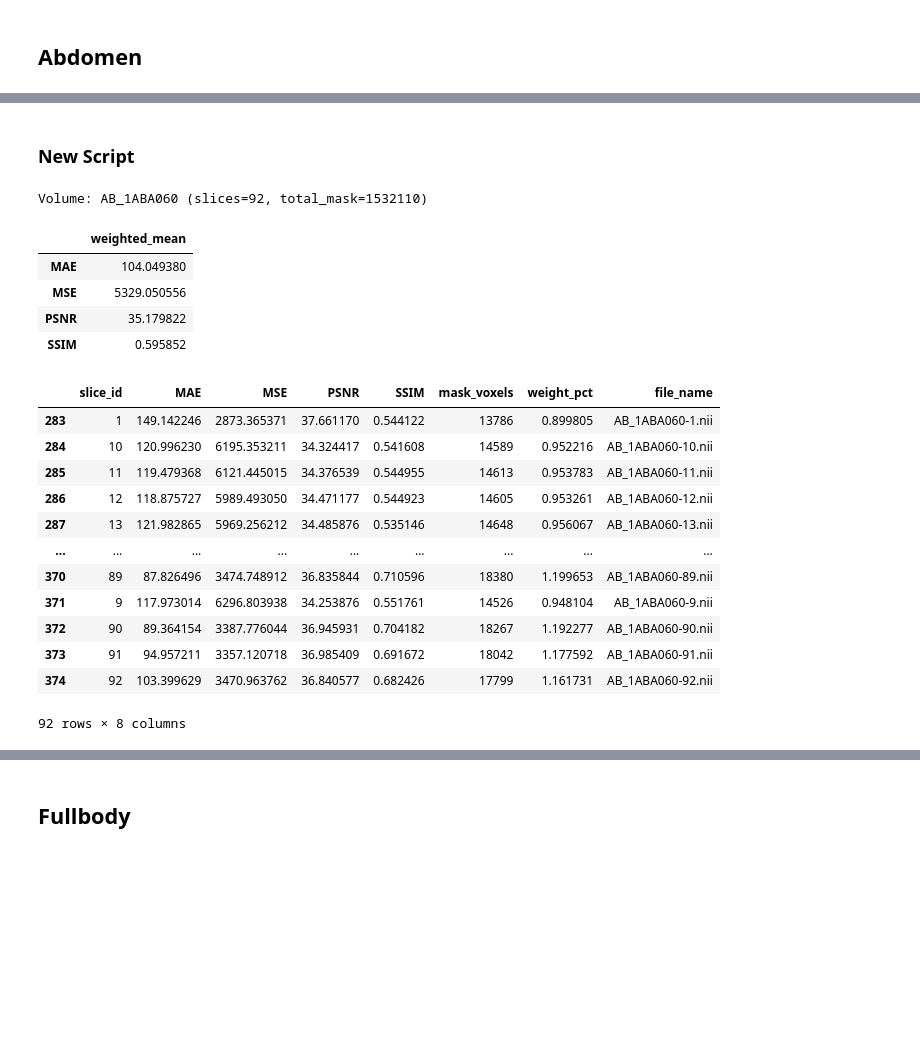
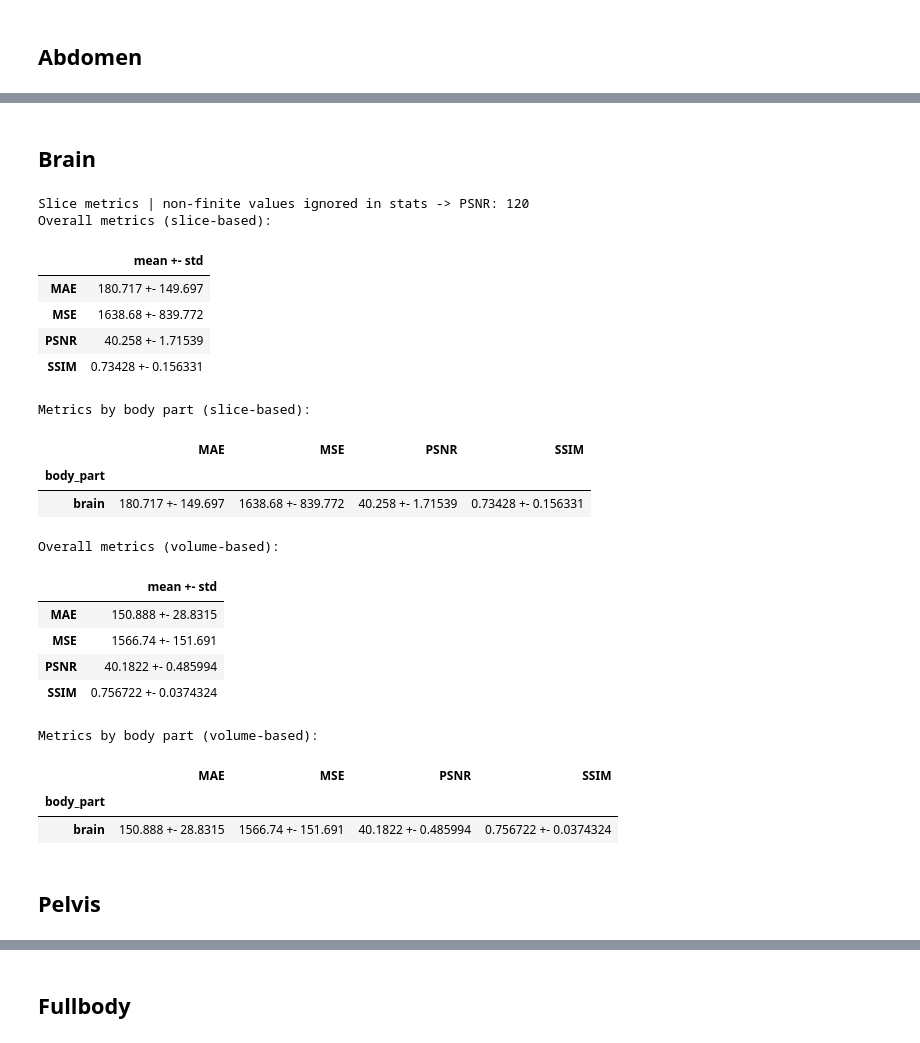
Before and after one commit to NicSchuler/fullbody-sCT, a Jupyter notebook: training/notebooks/read_test_metrics.ipynb, the cells around one changed output, grey strips where cells are left out. Saved outputs shown, nothing was run; the diff lists cells and outputs as text; code cells hidden in the pictures; blank space fills up the shorter version.

```diff
--- a/training/notebooks/read_test_metrics.ipynb
+++ b/training/notebooks/read_test_metrics.ipynb
@@ -259,29 +258,37 @@ Metrics by body part (volume-based):
-# %% [markdown]
-### New Script
+# %% [markdown]
+## Brain
 # %%
-csv_path = Path("/local/scratch/datasets/FullbodySCT/Synthrad_combined_preprocessed/100results_new_script/cut_synthrad_abdomen_final/test_50/test_metrics_over_all.csv")
-df = df = load_metrics_csv(csv_path)
+csv_path = Path("/local/scratch/datasets/FullbodySCT/Synthrad_combined_preprocessed/100results/cut_synthrad_brain_final/test_50/test_metrics_over_all.csv")
+df = load_metrics_csv(csv_path)
 
-
-show_volume_slice_influence(df, volume=3)
+# show_volume_slice_influence(df, volume=3)
-# %% [output]
-Volume: AB_1ABA060 (slices=92, total_mask=1532110)
-|  | weighted_mean |
-| MAE | 104.049380 |
-| MSE | 5329.050556 |
-| PSNR | 35.179822 |
-| SSIM | 0.595852 |
-|  | slice_id | MAE | MSE | PSNR | SSIM | mask_voxels | weight_pct | file_name |
-| 283 | 1 | 149.142246 | 2873.365371 | 37.661170 | 0.544122 | 13786 | 0.899805 | AB_1ABA060-1.nii |
-| 284 | 10 | 120.996230 | 6195.353211 | 34.324417 | 0.541608 | 14589 | 0.952216 | AB_1ABA060-10.nii |
-| 285 | 11 | 119.479368 | 6121.445015 | 34.376539 | 0.544955 | 14613 | 0.953783 | AB_1ABA060-11.nii |
-| 286 | 12 | 118.875727 | 5989.493050 | 34.471177 | 0.544923 | 14605 | 0.953261 | AB_1ABA060-12.nii |
-| 287 | 13 | 121.982865 | 5969.256212 | 34.485876 | 0.535146 | 14648 | 0.956067 | AB_1ABA060-13.nii |
-| ... | ... | ... | ... | ... | ... | ... | ... | ... |
-| 370 | 89 | 87.826496 | 3474.748912 | 36.835844 | 0.710596 | 18380 | 1.199653 | AB_1ABA060-89.nii |
-| 371 | 9 | 117.973014 | 6296.803938 | 34.253876 | 0.551761 | 14526 | 0.948104 | AB_1ABA060-9.nii |
-| 372 | 90 | 89.364154 | 3387.776044 | 36.945931 | 0.704182 | 18267 | 1.192277 | AB_1ABA060-90.nii |
-| 373 | 91 | 94.957211 | 3357.120718 | 36.985409 | 0.691672 | 18042 | 1.177592 | AB_1ABA060-91.nii |
-| 374 | 92 | 103.399629 | 3470.963762 | 36.840577 | 0.682426 | 17799 | 1.161731 | AB_1ABA060-92.nii |
-92 rows × 8 columns
+# %%
+# Run metrics for the selected CSV path
+
+csv_path = Path("/local/scratch/datasets/FullbodySCT/Synthrad_combined_preprocessed/100results/cut_synthrad_brain_final/test_50/test_metrics_over_all.csv")
+show_metrics_for_csv(csv_path)
+# %% [output]
+Slice metrics | non-finite values ignored in stats -> PSNR: 120
+Overall metrics (slice-based):
+|  | mean +- std |
+| MAE | 180.717 +- 149.697 |
+| MSE | 1638.68 +- 839.772 |
+| PSNR | 40.258 +- 1.71539 |
+| SSIM | 0.73428 +- 0.156331 |
+Metrics by body part (slice-based):
+|  | MAE | MSE | PSNR | SSIM |
+| body_part |  |  |  |  |
+| brain | 180.717 +- 149.697 | 1638.68 +- 839.772 | 40.258 +- 1.71539 | 0.73428 +- 0.156331 |
+Overall metrics (volume-based):
+|  | mean +- std |
+| MAE | 150.888 +- 28.8315 |
+| MSE | 1566.74 +- 151.691 |
+| PSNR | 40.1822 +- 0.485994 |
+| SSIM | 0.756722 +- 0.0374324 |
+Metrics by body part (volume-based):
+|  | MAE | MSE | PSNR | SSIM |
+| body_part |  |  |  |  |
+| brain | 150.888 +- 28.8315 | 1566.74 +- 151.691 | 40.1822 +- 0.485994 | 0.756722 +- 0.0374324 |
+# %% [markdown]
+## Pelvis
 # %%
```
Also changed, not shown: parts of 51 cells of this notebook.
